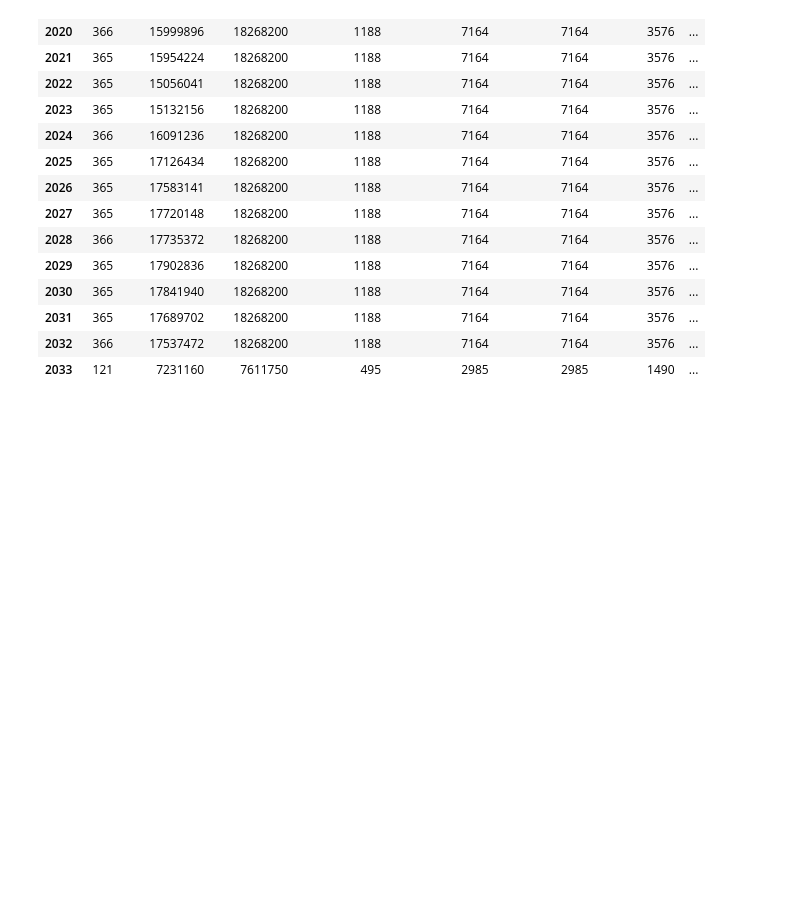
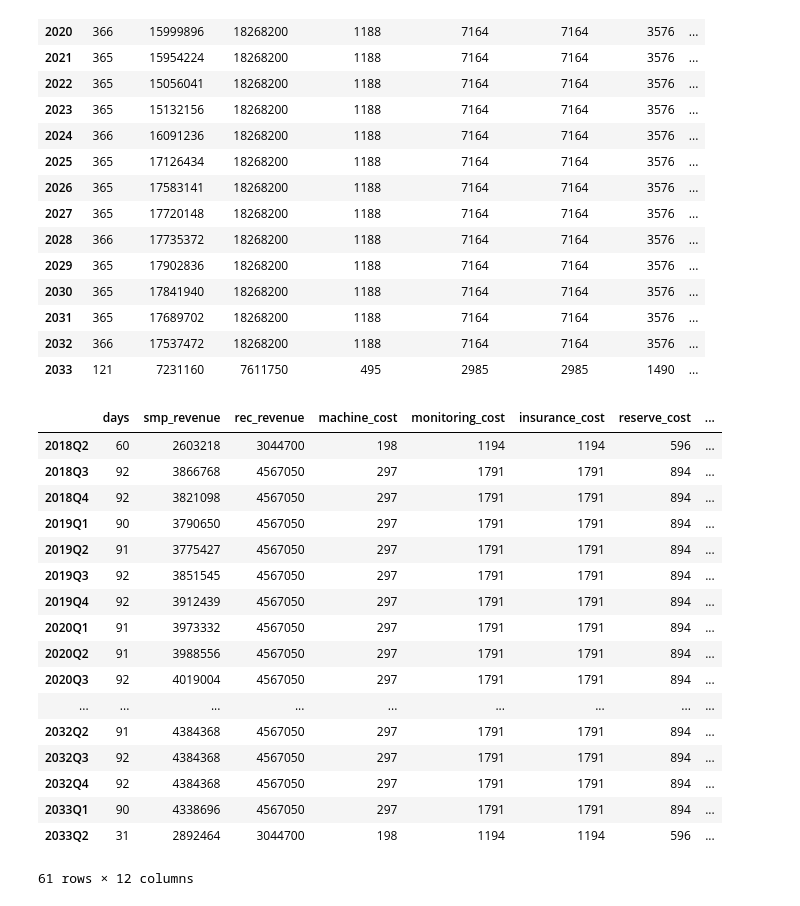
Before and after one commit to youngji-cho/fermi, a Jupyter notebook: Fermi-Server/python/simulation.ipynb, the cells around one changed output. Drawn from its saved outputs; the diff is of its cells as text; code cells hidden in the pictures; blank space fills up the shorter version.

```diff
--- a/Fermi-Server/python/simulation.ipynb
+++ b/Fermi-Server/python/simulation.ipynb
@@ -106,3 +106,24 @@ result_year
 | 2031 | 365 | 17689702 | 18268200 | 1188 | 7164 | 7164 | 3576 | ... |
 | 2032 | 366 | 17537472 | 18268200 | 1188 | 7164 | 7164 | 3576 | ... |
 | 2033 | 121 | 7231160 | 7611750 | 495 | 2985 | 2985 | 1490 | ... |
+# %%
+result_quarter
+# %% [output]
+|  | days | smp_revenue | rec_revenue | machine_cost | monitoring_cost | insurance_cost | reserve_cost | ... |
+| 2018Q2 | 60 | 2603218 | 3044700 | 198 | 1194 | 1194 | 596 | ... |
+| 2018Q3 | 92 | 3866768 | 4567050 | 297 | 1791 | 1791 | 894 | ... |
+| 2018Q4 | 92 | 3821098 | 4567050 | 297 | 1791 | 1791 | 894 | ... |
+| 2019Q1 | 90 | 3790650 | 4567050 | 297 | 1791 | 1791 | 894 | ... |
+| 2019Q2 | 91 | 3775427 | 4567050 | 297 | 1791 | 1791 | 894 | ... |
+| 2019Q3 | 92 | 3851545 | 4567050 | 297 | 1791 | 1791 | 894 | ... |
+| 2019Q4 | 92 | 3912439 | 4567050 | 297 | 1791 | 1791 | 894 | ... |
+| 2020Q1 | 91 | 3973332 | 4567050 | 297 | 1791 | 1791 | 894 | ... |
+| 2020Q2 | 91 | 3988556 | 4567050 | 297 | 1791 | 1791 | 894 | ... |
+| 2020Q3 | 92 | 4019004 | 4567050 | 297 | 1791 | 1791 | 894 | ... |
+| ... | ... | ... | ... | ... | ... | ... | ... | ... |
+| 2032Q2 | 91 | 4384368 | 4567050 | 297 | 1791 | 1791 | 894 | ... |
+| 2032Q3 | 92 | 4384368 | 4567050 | 297 | 1791 | 1791 | 894 | ... |
+| 2032Q4 | 92 | 4384368 | 4567050 | 297 | 1791 | 1791 | 894 | ... |
+| 2033Q1 | 90 | 4338696 | 4567050 | 297 | 1791 | 1791 | 894 | ... |
+| 2033Q2 | 31 | 2892464 | 3044700 | 198 | 1194 | 1194 | 596 | ... |
+61 rows × 12 columns
```
Also changed, not shown: 4 other files.
